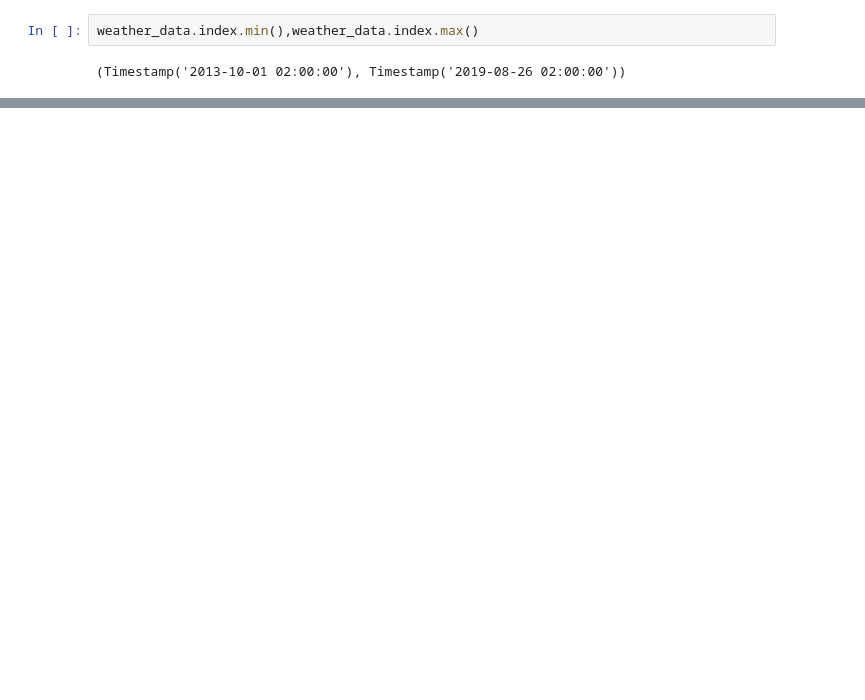
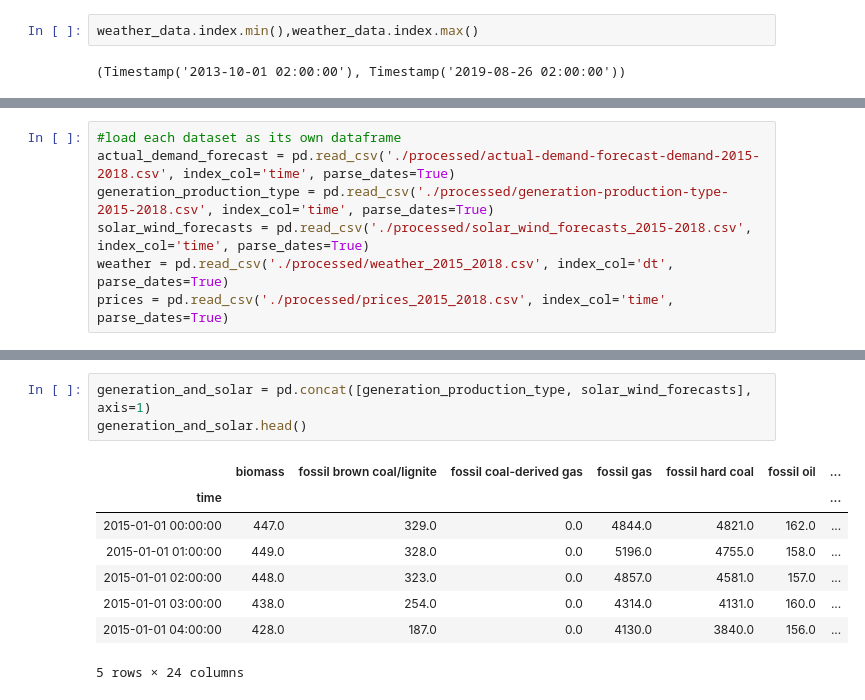
Before and after one commit to nicholasjhana/kaggle-datasets-notebooks, a Jupyter notebook: energy-dataset-kaggle/demand-load-forecast-cleaning.ipynb, the cells around one changed output, grey strips where cells are left out. Drawn from its saved outputs; the diff is of its cells as text; blank space fills up the shorter version.

Commit message:
merging datasets length mismatch

```diff
--- a/energy-dataset-kaggle/demand-load-forecast-cleaning.ipynb
+++ b/energy-dataset-kaggle/demand-load-forecast-cleaning.ipynb
@@ -399,0 +615,7 @@ total 60408
+# %%
+#load each dataset as its own dataframe
+actual_demand_forecast = pd.read_csv('./processed/actual-demand-forecast-demand-2015-2018.csv', index_col='time', parse_dates=True)
+generation_production_type = pd.read_csv('./processed/generation-production-type-2015-2018.csv', index_col='time', parse_dates=True)
+solar_wind_forecasts = pd.read_csv('./processed/solar_wind_forecasts_2015-2018.csv', index_col='time', parse_dates=True)
+weather = pd.read_csv('./processed/weather_2015_2018.csv', index_col='dt', parse_dates=True)
+prices = pd.read_csv('./processed/prices_2015_2018.csv', index_col='time', parse_dates=True)
@@ -399,0 +648,12 @@ total 60408
+# %%
+generation_and_solar = pd.concat([generation_production_type, solar_wind_forecasts], axis=1)
+generation_and_solar.head()
+# %% [output]
+|  | biomass | fossil brown coal/lignite | fossil coal-derived gas | fossil gas | fossil hard coal | fossil oil | ... |
+| time |  |  |  |  |  |  | ... |
+| 2015-01-01 00:00:00 | 447.0 | 329.0 | 0.0 | 4844.0 | 4821.0 | 162.0 | ... |
+| 2015-01-01 01:00:00 | 449.0 | 328.0 | 0.0 | 5196.0 | 4755.0 | 158.0 | ... |
+| 2015-01-01 02:00:00 | 448.0 | 323.0 | 0.0 | 4857.0 | 4581.0 | 157.0 | ... |
+| 2015-01-01 03:00:00 | 438.0 | 254.0 | 0.0 | 4314.0 | 4131.0 | 160.0 | ... |
+| 2015-01-01 04:00:00 | 428.0 | 187.0 | 0.0 | 4130.0 | 3840.0 | 156.0 | ... |
+5 rows × 24 columns
```
Also changed, not shown: parts of 41 cells of this notebook, 17 other files.
